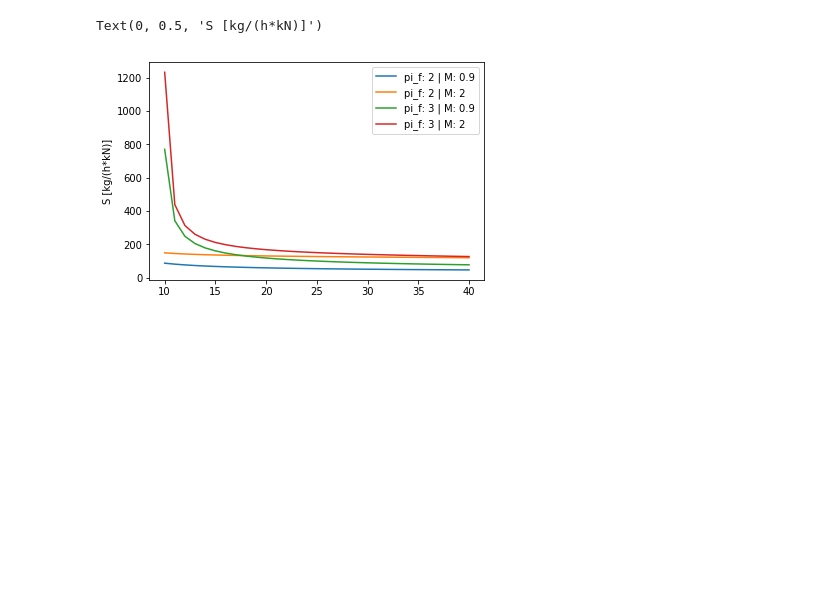
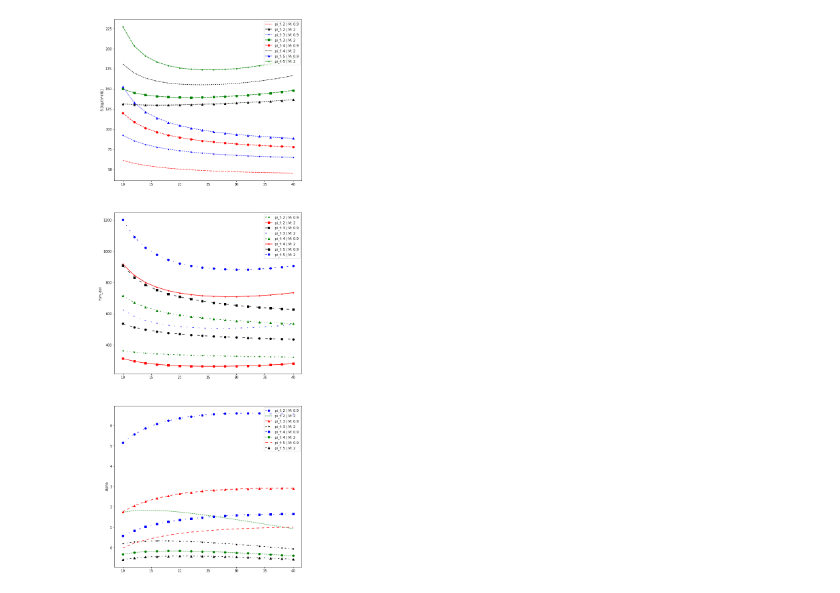
Before and after one commit to MateusDadalto/college, a Jupyter notebook: Untitled.ipynb, the cells around one changed output. Saved outputs shown, nothing was run; the diff lists cells and outputs as text; code cells hidden in the pictures; blank space fills up the shorter version.

Commit message:
Working script and plot

```diff
--- a/Untitled.ipynb
+++ b/Untitled.ipynb
@@ -13,22 +5,0 @@ for pi_c in x_axis:
-# %%
-%matplotlib inline
-
-fig = plt.figure()
-ax = fig.add_subplot(111)
-
-M_0s = [0.9,2]
-pi_fs = [2,3]
-
-for pi_f in pi_fs:
-    for M in M_0s:
-        result = []
-        for pi_c in x_axis:
-            result.append(mixed_current.calculate(pi_c, pi_f, M, False)[1] * 1000 * 3600)
-
-        ax.plot(x_axis, result, label='pi_f: {0} | M: {1}'.format(pi_f, M))
-
-plt.legend(loc=1)
-plt.ylabel('S [kg/(h*kN)]')
-# %% [output]
-Text(0, 0.5, 'S [kg/(h*kN)]')
-[figure, removed]
@@ -34,0 +30,30 @@ Text(0, 0.5, 'S [kg/(h*kN)]')
+# %%
+%matplotlib inline
+
+fig, axs = plt.subplots(nrows=3, ncols=1, figsize=(10,30))
+
+x_axis = [i for i in range(10,41,2)]
+M_0s = [0.9,2]
+pi_fs = [2,3,4,5]
+
+for pi_f in pi_fs:
+    for M in M_0s:
+        S = []
+        ISP = []
+        ALPHA = []
+        for pi_c in x_axis:
+            isp, s, alpha = mixed_stream.calculate(pi_c, pi_f, M, False)
+            ISP.append(isp)
+            S.append(s * 1000 * 3600)
+            ALPHA.append(alpha)
+
+        # CONSUMO ESPECÍFICO X PI_C
+        axs[0].plot(x_axis, S, linestyle=next(linestyle_tuple), color=next(color), marker=next(marker), label='pi_f: {0} | M: {1}'.format(pi_f, M))
+        axs[1].plot(x_axis, ISP, linestyle=next(linestyle_tuple), color=next(color), marker=next(marker), label='pi_f: {0} | M: {1}'.format(pi_f, M))
+        axs[2].plot(x_axis, ALPHA, linestyle=next(linestyle_tuple), color=next(color), marker=next(marker), label='pi_f: {0} | M: {1}'.format(pi_f, M))
+
+for i in range(3):
+    axs[i].set_ylabel(labels[i])
+    axs[i].legend(loc=1)
+# %% [output]
+[figure, added]
```
Also changed, not shown: parts of 3 cells of this notebook, 1 other file.
